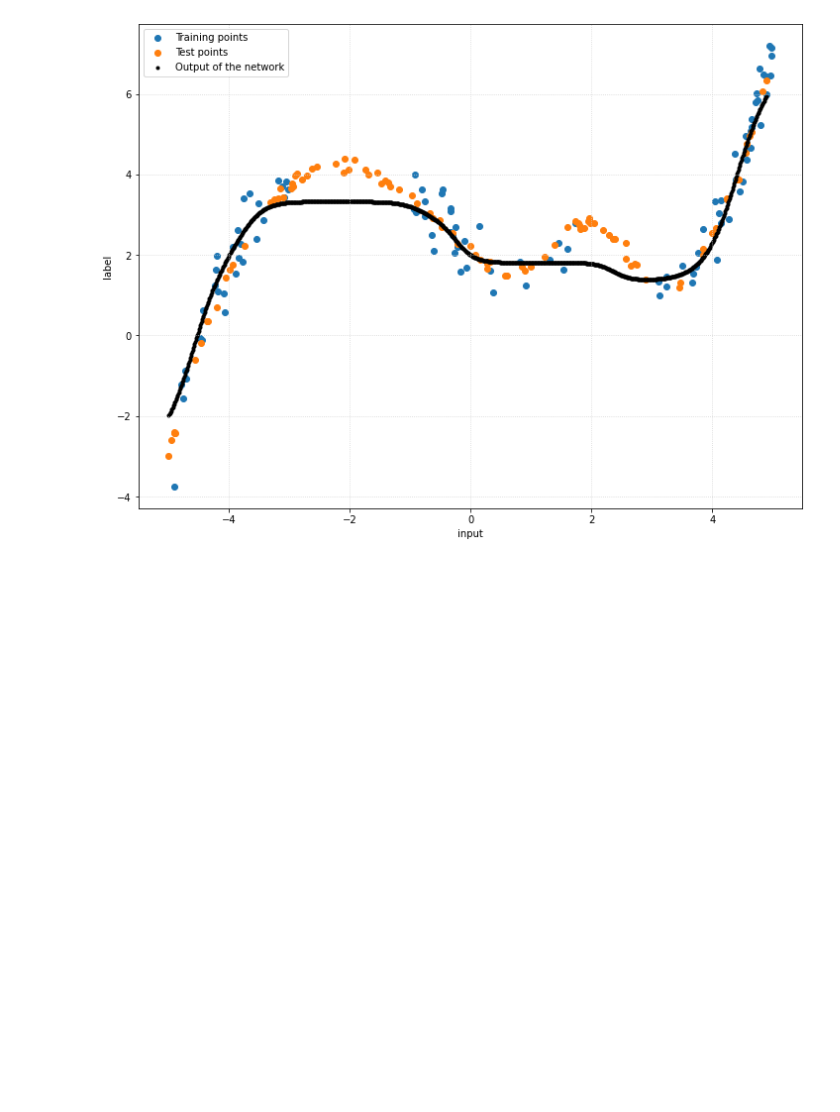
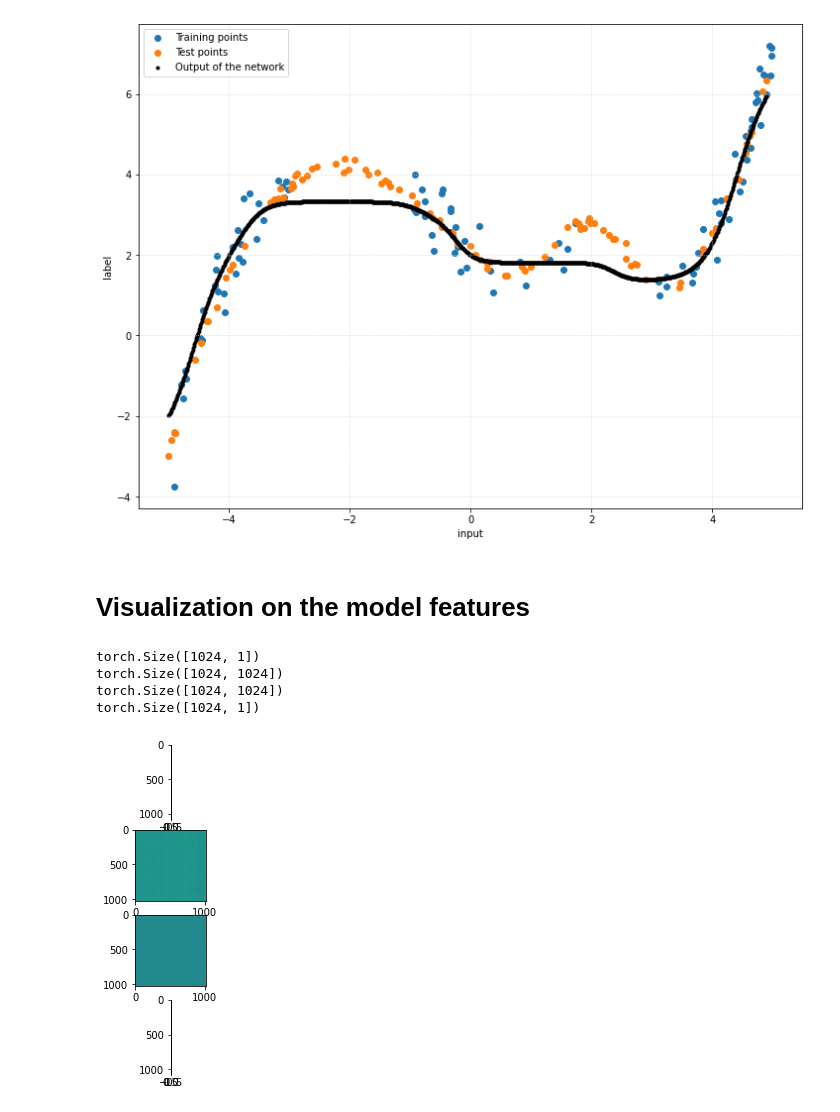
Before and after one commit to DanieleFoscarin/NNDL_hw1, a Jupyter notebook: NNDL_hw1_Regression.ipynb, the cells around one changed output. Cells and saved outputs as stored; diff of their text form; code cells hidden in the pictures; blank space fills up the shorter version.

Commit message:
started visualization

```diff
--- a/NNDL_hw1_Regression.ipynb
+++ b/NNDL_hw1_Regression.ipynb
@@ -591,3 +591,5 @@ plt.show()
 print()
 # %% [output]
 [figure]
+# %% [markdown]
+# Visualization on the model features
@@ -593,0 +604,37 @@ print()
+# %%
+import torchvision
+net.to(torch.device('cpu'))
+
+def normalize01(x):
+    y = x-x.min()
+    y = y/y.max()
+    return y
+
+fc1 = normalize01(net.fc1.weight.detach().clone())
+
+
+fc2 = normalize01(net.fc2.weight.detach().clone())
+fc3 = normalize01(net.fc3.weight.detach().clone())
+out = normalize01(net.out.weight.detach().clone()).T
+
+print(np.shape(fc1))
+print(np.shape(fc2))
+print(np.shape(fc3))
+print(np.shape(out))
+
+fig, ax = plt.subplots(4,1, figsize=(12,6))
+# ax[0].imshow(fc1)
+# ax[1].imshow(fc2)
+# ax[2].imshow(fc3)
+# ax[3].imshow(out)
+
+# print(fc1)
+# plt.plot(fc1)
+filter_img = torchvision.utils.make_grid(fc1, nrow=8)
+# plt.imshow(filter_img.permute(1,2,0))
+# %% [output]
+torch.Size([1024, 1])
+torch.Size([1024, 1024])
+torch.Size([1024, 1024])
+torch.Size([1024, 1])
+[figure, added]
```
Also changed, not shown: parts of 2 cells of this notebook.
